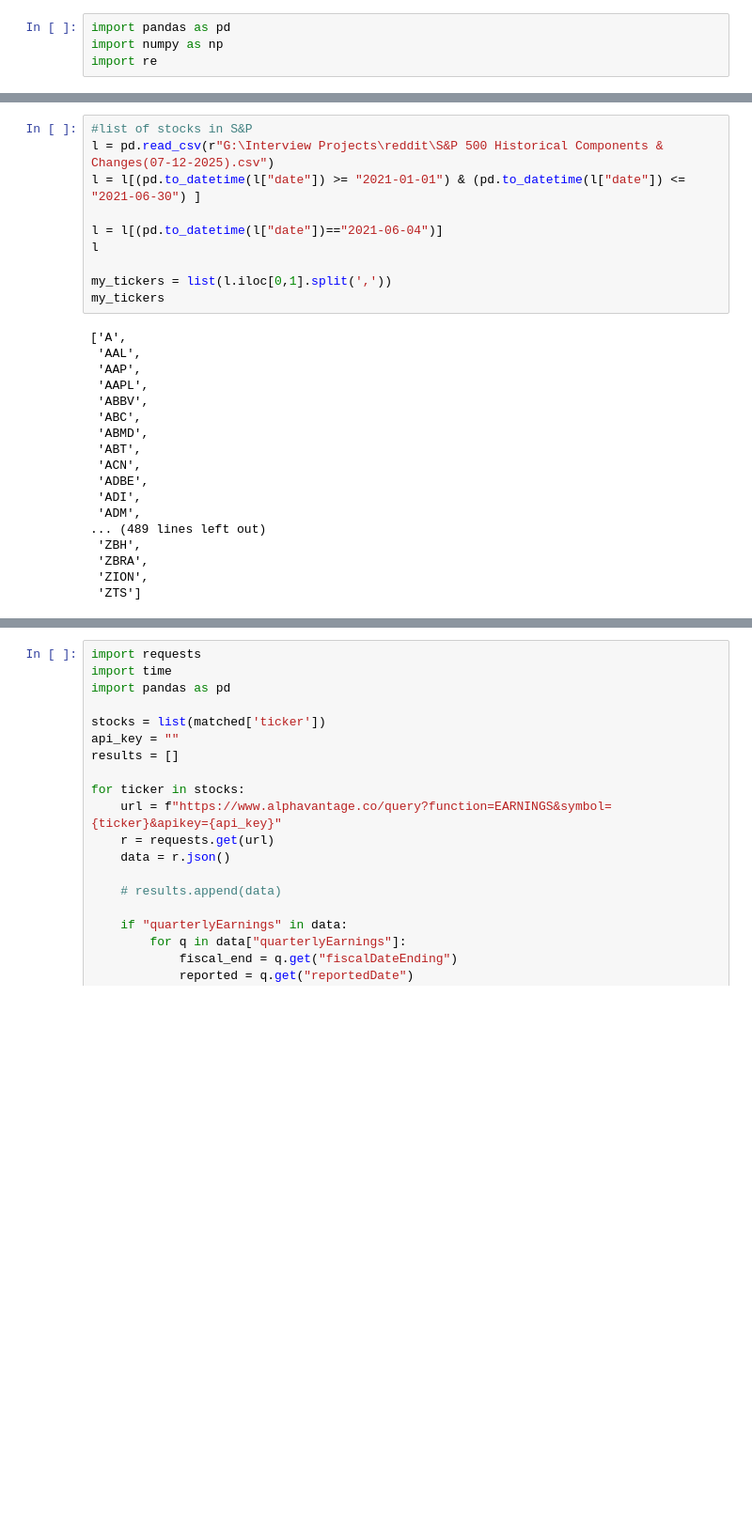
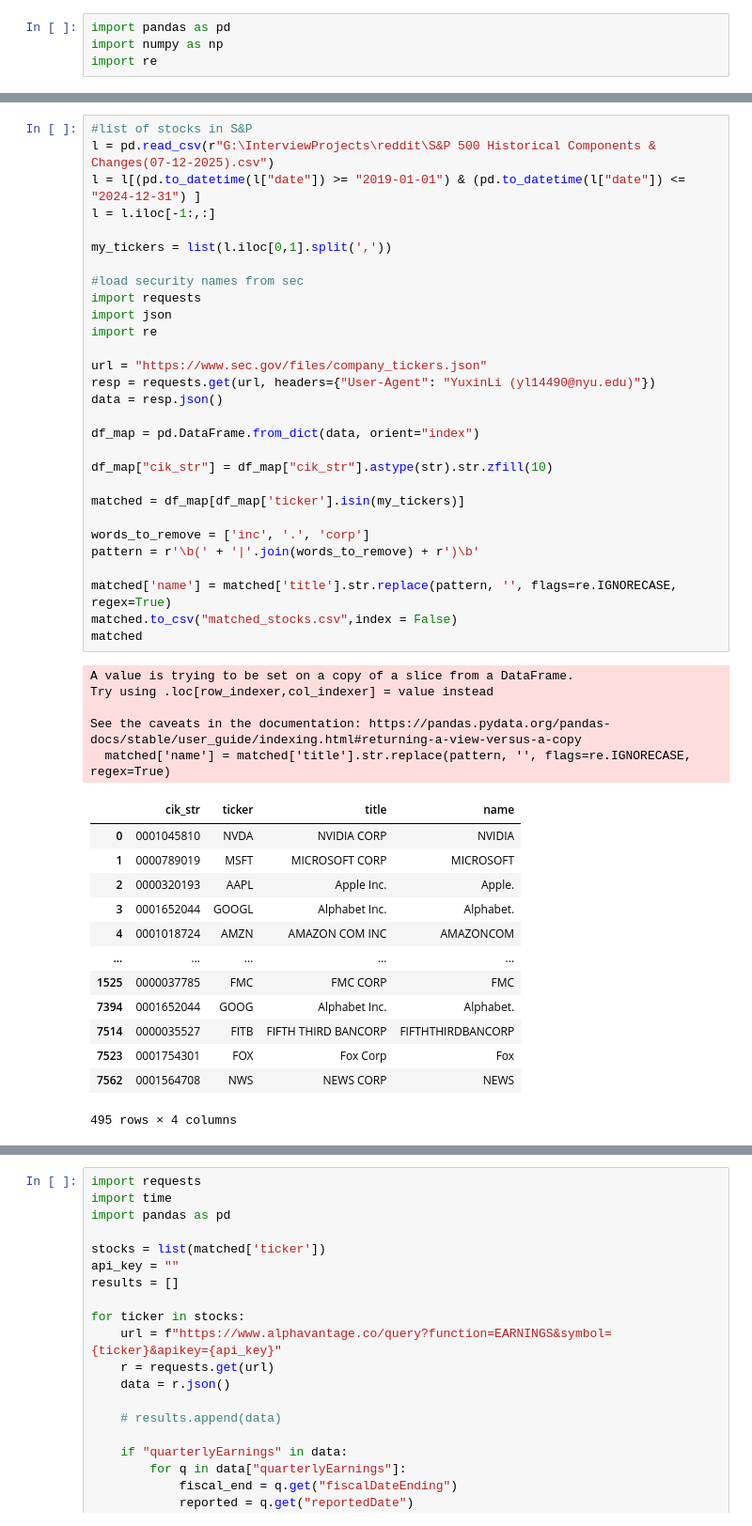
Before and after one commit to YuxinYY/Pre-earnings-Social-Media-Sentiment-Accuracy, a Jupyter notebook: data processing/readdata.ipynb, the cells around one changed output, grey strips where cells are left out. Shown: that part at 94% size. Saved outputs shown, nothing was run; the diff lists cells and outputs as text; blank space fills up the shorter version.

```diff
--- a/data processing/readdata.ipynb
+++ b/data processing/readdata.ipynb
@@ -25,29 +24,49 @@ df_comments
 53187 rows × 8 columns
 # %%
 #list of stocks in S&P
-l = pd.read_csv(r"G:\Interview Projects\reddit\S&P 500 Historical Components & Changes(07-12-2025).csv")
-l = l[(pd.to_datetime(l["date"]) >= "2021-01-01") & (pd.to_datetime(l["date"]) <= "2021-06-30") ]
-
-l = l[(pd.to_datetime(l["date"])=="2021-06-04")]
-l
+l = pd.read_csv(r"G:\InterviewProjects\reddit\S&P 500 Historical Components & Changes(07-12-2025).csv")
+l = l[(pd.to_datetime(l["date"]) >= "2019-01-01") & (pd.to_datetime(l["date"]) <= "2024-12-31") ]
+l = l.iloc[-1:,:]
 
 my_tickers = list(l.iloc[0,1].split(','))
-my_tickers
+
+#load security names from sec
+import requests
+import json
+import re
+
+url = "https://www.sec.gov/files/company_tickers.json"
+resp = requests.get(url, headers={"User-Agent": "YuxinLi (yl14490@nyu.edu)"})
+data = resp.json()
+
+df_map = pd.DataFrame.from_dict(data, orient="index")
+
+df_map["cik_str"] = df_map["cik_str"].astype(str).str.zfill(10)
+
+matched = df_map[df_map['ticker'].isin(my_tickers)]
+
+words_to_remove = ['inc', '.', 'corp']
+pattern = r'\b(' + '|'.join(words_to_remove) + r')\b'
+
+matched['name'] = matched['title'].str.replace(pattern, '', flags=re.IGNORECASE, regex=True)
+matched.to_csv("matched_stocks.csv",index = False)
+matched
 # %% [output]
-['A',
- 'AAL',
- 'AAP',
- 'AAPL',
- 'ABBV',
- 'ABC',
- 'ABMD',
- 'ABT',
- 'ACN',
- 'ADBE',
- 'ADI',
- 'ADM',
-... (489 lines left out)
- 'ZBH',
- 'ZBRA',
- 'ZION',
- 'ZTS']
+A value is trying to be set on a copy of a slice from a DataFrame.
+Try using .loc[row_indexer,col_indexer] = value instead
+
+See the caveats in the documentation: https://pandas.pydata.org/pandas-docs/stable/user_guide/indexing.html#returning-a-view-versus-a-copy
+  matched['name'] = matched['title'].str.replace(pattern, '', flags=re.IGNORECASE, regex=True)
+|  | cik_str | ticker | title | name |
+| 0 | 0001045810 | NVDA | NVIDIA CORP | NVIDIA |
+| 1 | 0000789019 | MSFT | MICROSOFT CORP | MICROSOFT |
+| 2 | 0000320193 | AAPL | Apple Inc. | Apple. |
+| 3 | 0001652044 | GOOGL | Alphabet Inc. | Alphabet. |
+| 4 | 0001018724 | AMZN | AMAZON COM INC | AMAZONCOM |
+| ... | ... | ... | ... | ... |
+| 1525 | 0000037785 | FMC | FMC CORP | FMC |
+| 7394 | 0001652044 | GOOG | Alphabet Inc. | Alphabet. |
+| 7514 | 0000035527 | FITB | FIFTH THIRD BANCORP | FIFTHTHIRDBANCORP |
+| 7523 | 0001754301 | FOX | Fox Corp | Fox |
+| 7562 | 0001564708 | NWS | NEWS CORP | NEWS |
+495 rows × 4 columns
```
Also changed, not shown: parts of 10 cells of this notebook.
